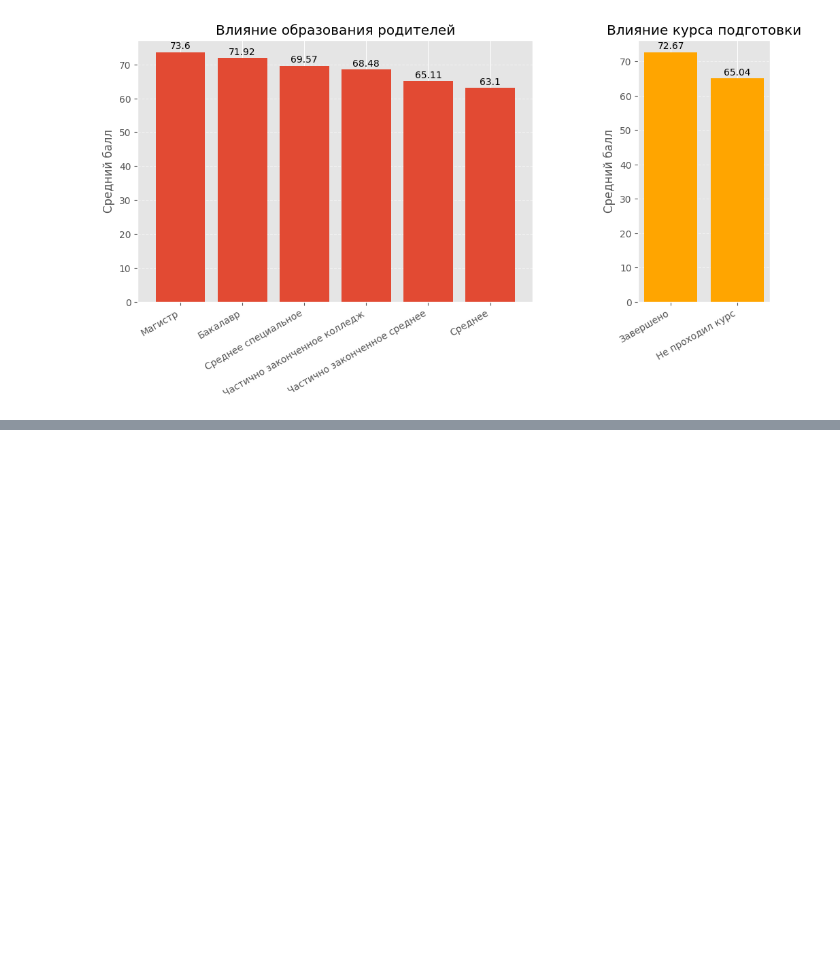
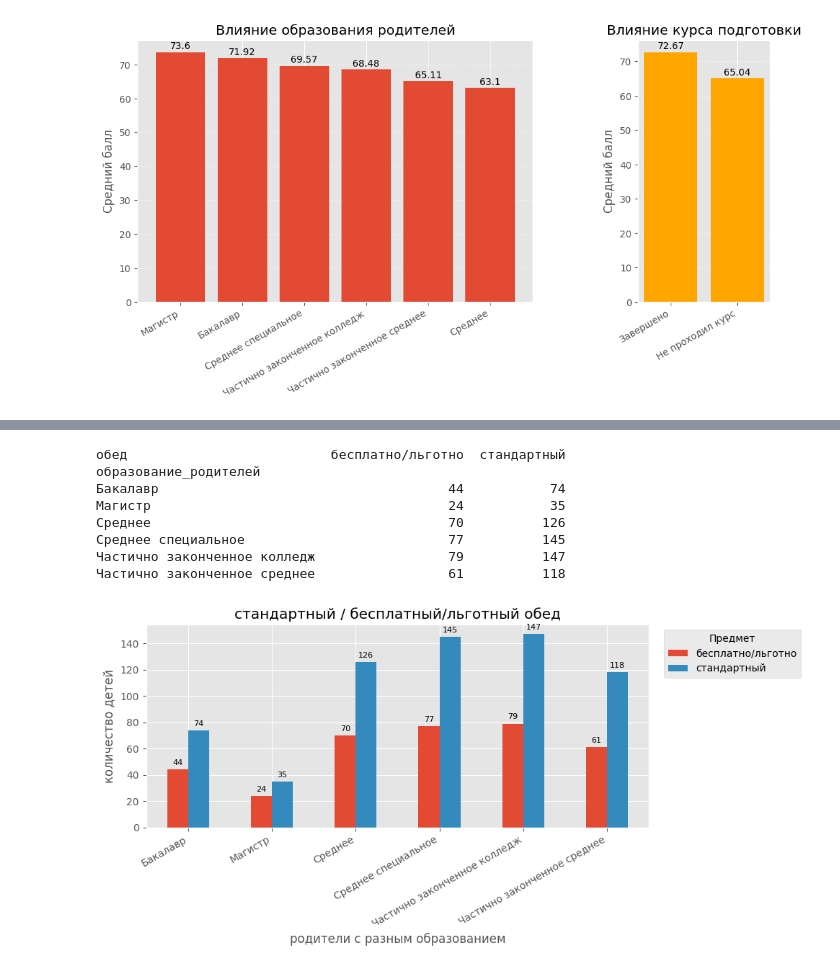
Before and after one commit to AntonLihtar/python_starter, a Jupyter notebook: padas_data1/main.ipynb, the cells around one changed output, grey strips where cells are left out. Drawn from its saved outputs; the diff is of its cells as text; code cells hidden in the pictures; blank space fills up the shorter version.

```diff
--- a/padas_data1/main.ipynb
+++ b/padas_data1/main.ipynb
@@ -271,0 +330,21 @@ plt.show()
+# %%
+#5 отношение родителей с разным образованием на бесплатный/льготный обед
+st_tb = students_df.copy()
+edu_map = {
+    "master's degree": "Магистр",
+    "bachelor's degree": "Бакалавр",
+    "associate's degree": "Среднее специальное",
+    "some college": "Частично законченное колледж",
+    "some high school": "Частично законченное среднее",
+    "high school": "Среднее"
+}
+
+lunch = {
+    'standard': 'стандартный',
+    'free/reduced': 'бесплатно/льготно'
+}
+
+
+st_tb['образование_родителей'] = st_tb['образование_родителей'].map(edu_map)
+st_tb['обед'] = st_tb['обед'].map(lunch)
+print(st_tb)
@@ -271,0 +369,34 @@ plt.show()
+# %%
+res_st_tb = st_tb.pivot_table(index='образование_родителей', columns='обед', aggfunc='size')
+print(res_st_tb)
+
+# Построим grouped bar chart
+ax = res_st_tb.plot(kind='bar', figsize=(10, 5))
+# print(ax.containers)
+
+# Добавляем подписи
+for container in ax.containers:
+    ax.bar_label(container, fmt='%.0f', padding=3, fontsize=8)  # padding — отступ от столбца
+
+# Настройки
+plt.title('стандартный / бесплатный/льготный обед')
+plt.xlabel('родители с разным образованием')
+plt.ylabel('количество детей')
+plt.xticks(rotation=30, ha='right')  # чтобы подписи были горизонтально
+# Легенда справа снаружи
+plt.legend(title='Предмет', bbox_to_anchor=(1.02, 1), loc='upper left')
+
+plt.tight_layout()
+plt.show()
+
+# хз вроде бы вообще не понятно ничего - все питаются ти льготно и стандартно
+# %% [output]
+обед                          бесплатно/льготно  стандартный
+образование_родителей
+Бакалавр                                     44           74
+Магистр                                      24           35
+Среднее                                      70          126
+Среднее специальное                          77          145
+Частично законченное колледж                 79          147
+Частично законченное среднее                 61          118
+[figure, added]
```
Also changed, not shown: parts of 7 cells of this notebook.
